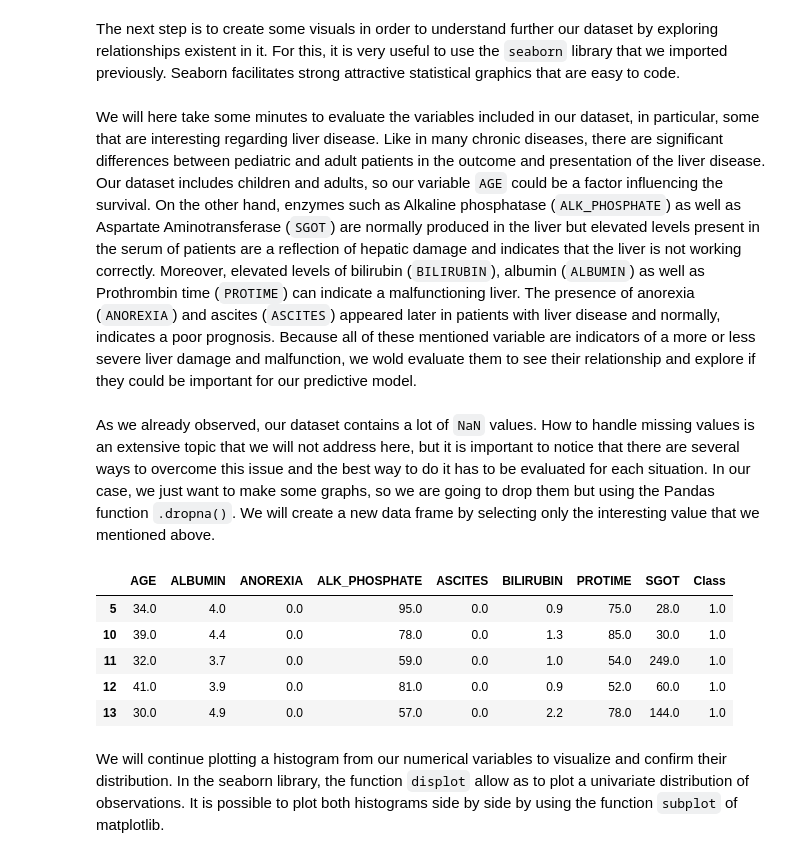
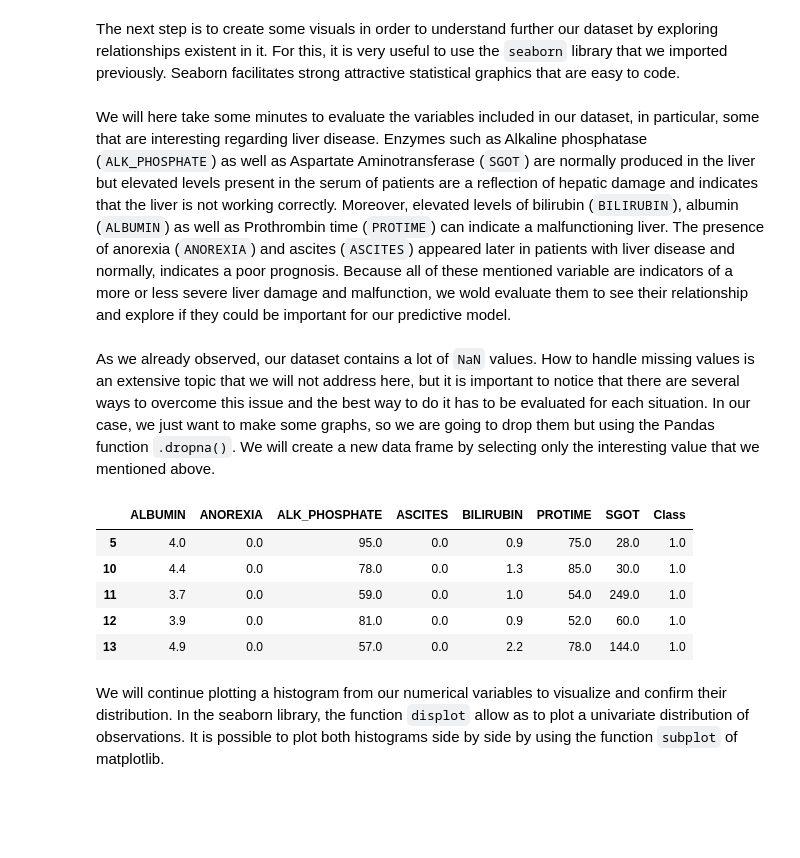
Before and after one commit to ugis22/predicting_survival_hepatitis, a Jupyter notebook: Prediction of survival in patients with hepatitis .ipynb, the cells around one changed output. Cells and saved outputs as stored; diff of their text form; code cells hidden in the pictures; blank space fills up the shorter version.

```diff
--- a/Prediction of survival in patients with hepatitis .ipynb
+++ b/Prediction of survival in patients with hepatitis .ipynb
@@ -129,22 +129,22 @@ In this case, there is a marked predominance of observations belonging to level
 # %% [markdown]
 The next step is to create some visuals in order to understand further our dataset by exploring relationships existent in it. For this, it is very useful to use the `seaborn` library that we imported previously. Seaborn facilitates strong attractive statistical graphics that are easy to code.
 # %% [markdown]
-We will here take some minutes to evaluate the variables included in our dataset, in particular, some that are interesting regarding liver disease. Like in many chronic diseases, there are significant differences between pediatric and adult patients in the outcome and presentation of the liver disease. Our dataset includes children and adults, so our variable `AGE` could be a factor influencing the survival.
-On the other hand, enzymes such as Alkaline phosphatase (`ALK_PHOSPHATE`) as well as Aspartate Aminotransferase (`SGOT`) are normally produced in the liver but elevated levels present in the serum of patients are a reflection of hepatic damage and indicates that the liver is not working correctly. Moreover, elevated levels of bilirubin (`BILIRUBIN`), albumin (`ALBUMIN`) as well as Prothrombin time (`PROTIME`)  can indicate a malfunctioning liver. The presence of anorexia (`ANOREXIA`) and ascites (`ASCITES`) appeared later in patients with liver disease and normally, indicates a poor prognosis. Because all of these mentioned variable are indicators of a more or less severe liver damage and malfunction, we wold evaluate them to see their relationship and explore if they could be important for our predictive model.
+We will here take some minutes to evaluate the variables included in our dataset, in particular, some that are interesting regarding liver disease.
+Enzymes such as Alkaline phosphatase (`ALK_PHOSPHATE`) as well as Aspartate Aminotransferase (`SGOT`) are normally produced in the liver but elevated levels present in the serum of patients are a reflection of hepatic damage and indicates that the liver is not working correctly. Moreover, elevated levels of bilirubin (`BILIRUBIN`), albumin (`ALBUMIN`) as well as Prothrombin time (`PROTIME`)  can indicate a malfunctioning liver. The presence of anorexia (`ANOREXIA`) and ascites (`ASCITES`) appeared later in patients with liver disease and normally, indicates a poor prognosis. Because all of these mentioned variable are indicators of a more or less severe liver damage and malfunction, we wold evaluate them to see their relationship and explore if they could be important for our predictive model.
 # %% [markdown]
 As we already observed, our dataset contains a lot of `NaN` values. How to handle missing values is an extensive topic that we will not address here, but it is important to notice that there are several ways to overcome this issue and the best way to do it has to be evaluated for each situation. In our case, we just want to make some graphs, so we are going to drop them but using the Pandas function `.dropna()`. We will create a new data frame by selecting only the interesting value that we mentioned above.
 # %%
 hepatitis_analysis = hepatitis_data.dropna()
-interesting_values_x = ['AGE', 'ALBUMIN', 'ANOREXIA','ALK_PHOSPHATE', 'ASCITES', 'BILIRUBIN', 'PROTIME', 'SGOT', 'Class']
+interesting_values_x = ['ALBUMIN', 'ANOREXIA','ALK_PHOSPHATE', 'ASCITES', 'BILIRUBIN', 'PROTIME', 'SGOT', 'Class']
 hepatitis_analysis = hepatitis_analysis[interesting_values_x]
 hepatitis_analysis.head()
 # %% [output]
-|  | AGE | ALBUMIN | ANOREXIA | ALK_PHOSPHATE | ASCITES | BILIRUBIN | PROTIME | SGOT | Class |
-| 5 | 34.0 | 4.0 | 0.0 | 95.0 | 0.0 | 0.9 | 75.0 | 28.0 | 1.0 |
-| 10 | 39.0 | 4.4 | 0.0 | 78.0 | 0.0 | 1.3 | 85.0 | 30.0 | 1.0 |
-| 11 | 32.0 | 3.7 | 0.0 | 59.0 | 0.0 | 1.0 | 54.0 | 249.0 | 1.0 |
-| 12 | 41.0 | 3.9 | 0.0 | 81.0 | 0.0 | 0.9 | 52.0 | 60.0 | 1.0 |
-| 13 | 30.0 | 4.9 | 0.0 | 57.0 | 0.0 | 2.2 | 78.0 | 144.0 | 1.0 |
+|  | ALBUMIN | ANOREXIA | ALK_PHOSPHATE | ASCITES | BILIRUBIN | PROTIME | SGOT | Class |
+| 5 | 4.0 | 0.0 | 95.0 | 0.0 | 0.9 | 75.0 | 28.0 | 1.0 |
+| 10 | 4.4 | 0.0 | 78.0 | 0.0 | 1.3 | 85.0 | 30.0 | 1.0 |
+| 11 | 3.7 | 0.0 | 59.0 | 0.0 | 1.0 | 54.0 | 249.0 | 1.0 |
+| 12 | 3.9 | 0.0 | 81.0 | 0.0 | 0.9 | 52.0 | 60.0 | 1.0 |
+| 13 | 4.9 | 0.0 | 57.0 | 0.0 | 2.2 | 78.0 | 144.0 | 1.0 |
 # %% [markdown]
 We will continue plotting a histogram from our numerical variables to visualize and confirm their distribution. In the seaborn library, the function `displot` allow as to plot a univariate distribution of observations. It is possible to plot both histograms side by side by using the function `subplot` of matplotlib.
 # %%
```
Also changed, not shown: parts of 4 cells of this notebook.
